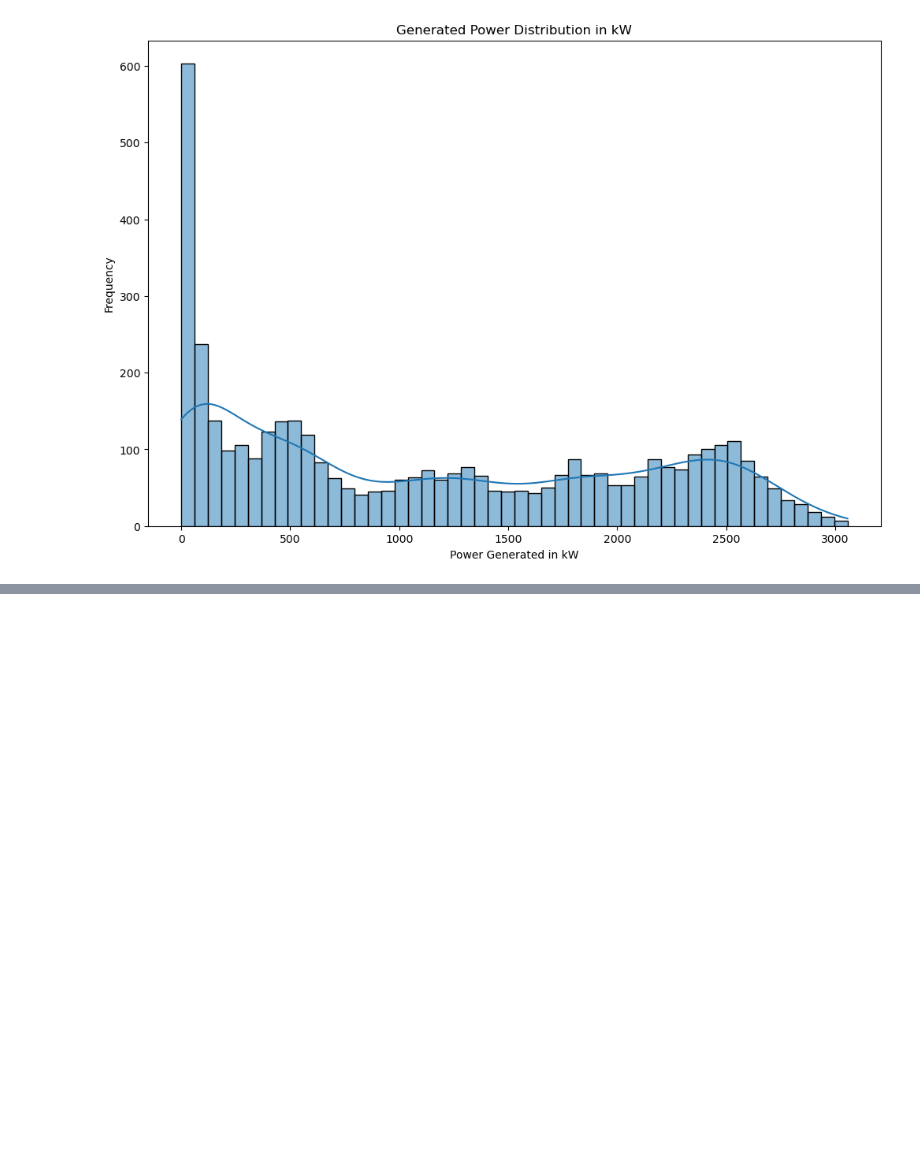
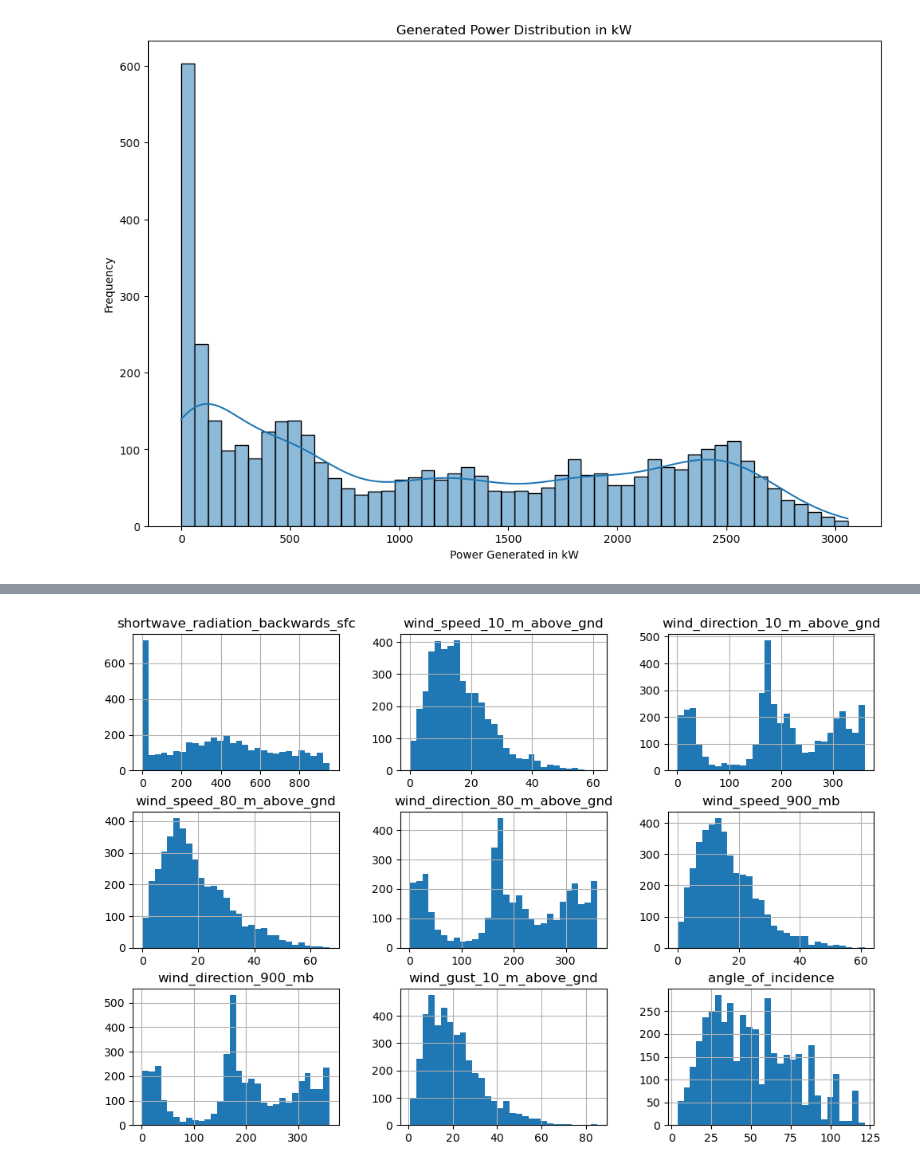
Before and after one commit to SrilekhaKuchana06/Week-1, a Jupyter notebook: SolarPowerPrediction.ipynb, the cells around one changed output, grey strips where cells are left out. Cells and saved outputs as stored; diff of their text form; code cells hidden in the pictures; blank space fills up the shorter version.

```diff
--- a/SolarPowerPrediction.ipynb
+++ b/SolarPowerPrediction.ipynb
@@ -153,0 +162,5 @@ plt.show
+# %%
+df[df.columns[9:18]].hist(bins=30, figsize=(12,8))
+plt.show()
+# %% [output]
+[figure, added]
```
Also changed, not shown: parts of 8 cells of this notebook.
